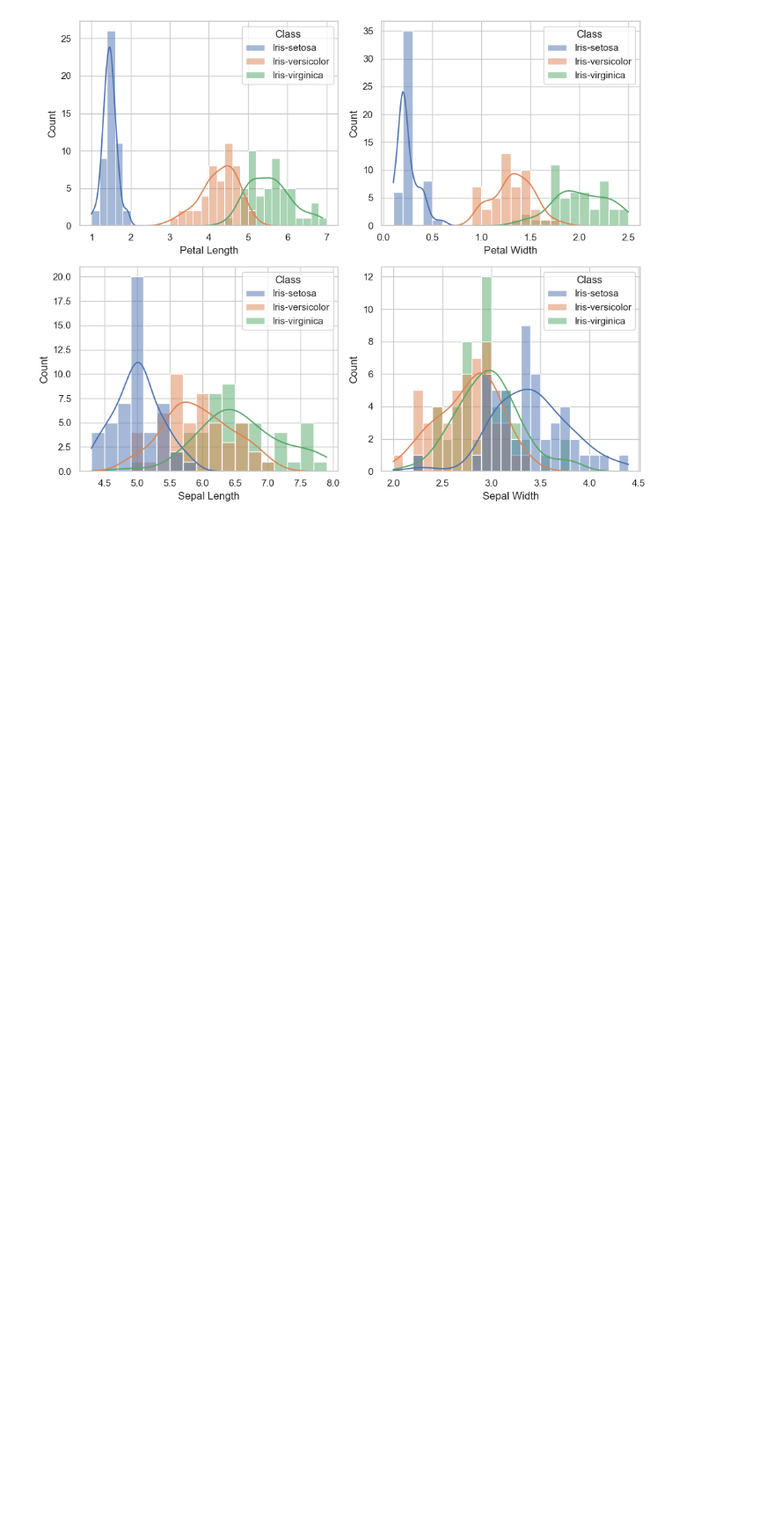
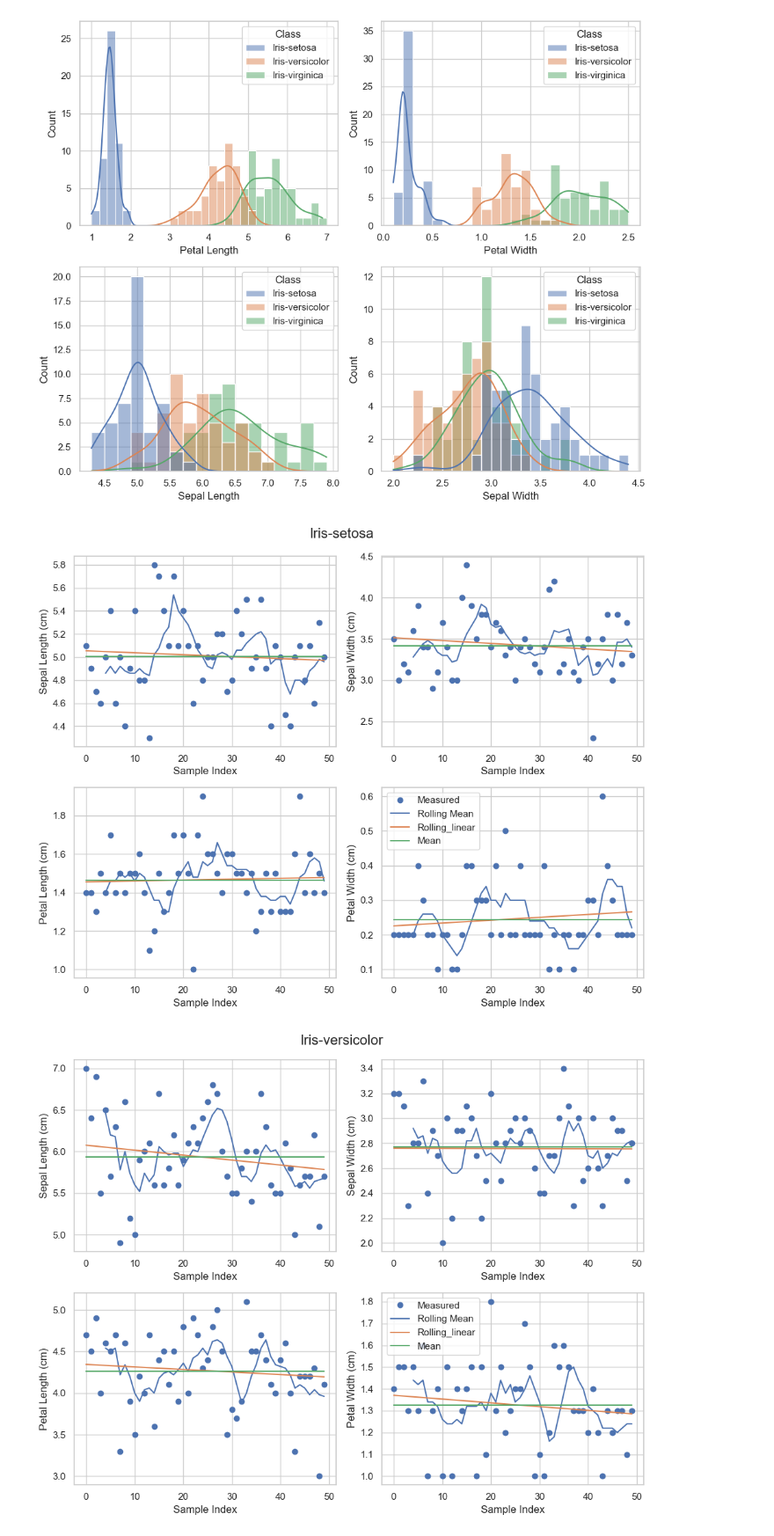
Before and after one commit to Eilis9/pands-project, a Jupyter notebook: analysis.ipynb, the cells around one changed output. Shown at 88% size. Saved outputs shown, nothing was run; the diff lists cells and outputs as text; code cells hidden in the pictures; blank space fills up the shorter version.

Commit message:
rolling mean and tidy

```diff
--- a/analysis.ipynb
+++ b/analysis.ipynb
@@ -86,6 +87,30 @@ def my_styler(df, precision, caption):
 def styler_highlight_between(df_styler, left, right):
     df_styler = df_styler.highlight_between(color='yellow', axis=0, left=left, right=right, inclusive='both', props=None)
     return df_styler
+
+def get_linear_fit(numpy_x, numpy_y):
+    # return the indexes which have numbers in both x and y (to avoid nans)
+    idx = np.isfinite(numpy_x) & np.isfinite(numpy_y)
+    # Use the numpy polynomial fit method
+    linear_fit = P.fit(numpy_x[idx], numpy_y[idx], 1)
+    return linear_fit
+
+def plot_rollingmean(data, window, iris, var, axis, fig):
+    data['Rolling Mean'] = data[var].rolling(window).mean()
+    data_np = data.to_numpy()
+    # return the linear fit
+    linear_fit = get_linear_fit(data_np[:,0], data_np[:,2])
+    x = np.linspace(np.min(data_np[:,0]), np.max(data_np[:,0]))
+    y_fitted = linear_fit(x)
+    data = pd.DataFrame(data_np, columns=["Index", var, "Rolling Mean"])
+    data['Rolling_linear'] = y_fitted
+    data['Mean'] = data[var].mean()
+    data = data.drop(columns="Index").copy()
+    axis.plot(data[var],'bo', linestyle='')
+    axis.plot(data[['Rolling Mean', 'Rolling_linear', 'Mean']])
+    axis.set_ylabel(var +' (cm)')
+    axis.set_xlabel('Sample Index')
+    return
 # %% [markdown]
 ## Summary Statistics
 
@@ -244,3 +269,19 @@ plt.savefig("plots/4_plot_histogram.png")
 plt.show()
 # %% [output]
 [figure]
+# %%
+for iris in class_names:
+    data_iris = data[data["Class"] == iris].drop(columns = 'Class').copy()
+    fig, axs = plt.subplots(2, 2, figsize=(10, 8))
+    axis_list = np.array([axs[0,0], axs[0,1], axs[1,0], axs[1,1]])
+    for count, var in enumerate(variables_wo_class):
+         data_iris_variable = data_iris[var].reset_index()
+         plot_rollingmean(data_iris_variable, 5, iris, var, axis_list[count], fig)
+    fig.suptitle(iris, fontsize=16)
+    axis_list[count].legend(['Measured','Rolling Mean', 'Rolling_linear', 'Mean'])
+    plt.tight_layout()
+
+    fig.savefig(f'plots/rolling_mean_{iris}.png')
+# %% [output]
+[figure, added]
+[figure, added]
```
Also changed, not shown: parts of 8 cells of this notebook, 30 other files.
